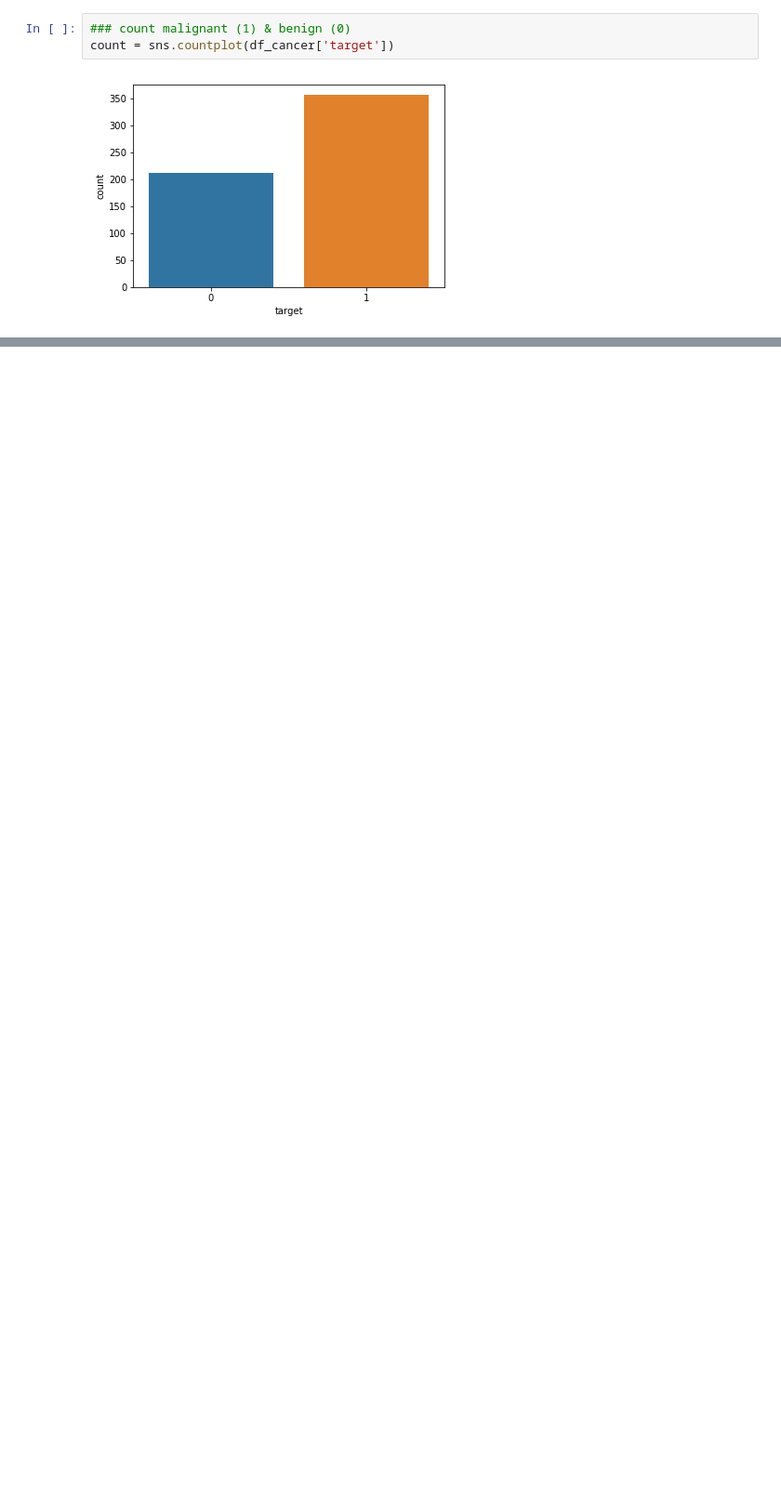
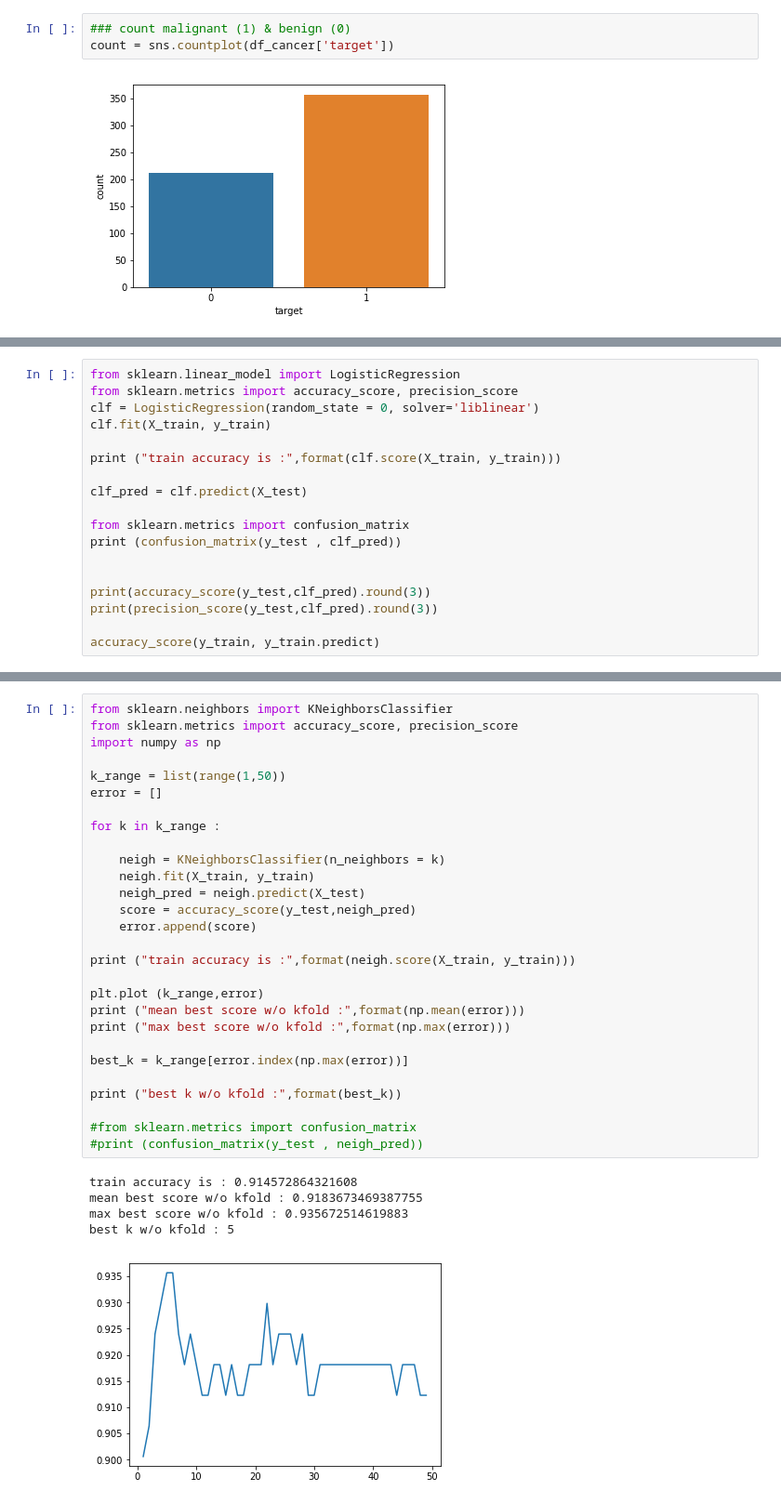
Before and after one commit to arman258/CNG-562, a Jupyter notebook: Untitled.ipynb, the cells around one changed output, grey strips where cells are left out. Shown: that part at 93% size. Saved outputs shown, nothing was run; the diff lists cells and outputs as text; blank space fills up the shorter version.

```diff
--- a/Untitled.ipynb
+++ b/Untitled.ipynb
@@ -91,0 +99,18 @@ SyntaxError: invalid syntax (<ipython-input-360-7d5bf0f6c42f>, line 1)
+# %%
+from sklearn.linear_model import LogisticRegression
+from sklearn.metrics import accuracy_score, precision_score
+clf = LogisticRegression(random_state = 0, solver='liblinear')
+clf.fit(X_train, y_train)
+
+print ("train accuracy is :",format(clf.score(X_train, y_train)))
+
+clf_pred = clf.predict(X_test)
+
+from sklearn.metrics import confusion_matrix
+print (confusion_matrix(y_test , clf_pred))
+
+
+print(accuracy_score(y_test,clf_pred).round(3))
+print(precision_score(y_test,clf_pred).round(3))
+
+accuracy_score(y_train, y_train.predict)
@@ -91,0 +126,34 @@ SyntaxError: invalid syntax (<ipython-input-360-7d5bf0f6c42f>, line 1)
+# %%
+from sklearn.neighbors import KNeighborsClassifier
+from sklearn.metrics import accuracy_score, precision_score
+import numpy as np
+
+k_range = list(range(1,50))
+error = []
+
+for k in k_range :
+
+    neigh = KNeighborsClassifier(n_neighbors = k)
+    neigh.fit(X_train, y_train)
+    neigh_pred = neigh.predict(X_test)
+    score = accuracy_score(y_test,neigh_pred)
+    error.append(score)
+
+print ("train accuracy is :",format(neigh.score(X_train, y_train)))
+
+plt.plot (k_range,error)
+print ("mean best score w/o kfold :",format(np.mean(error)))
+print ("max best score w/o kfold :",format(np.max(error)))
+
+best_k = k_range[error.index(np.max(error))]
+
+print ("best k w/o kfold :",format(best_k))
+
+#from sklearn.metrics import confusion_matrix
+#print (confusion_matrix(y_test , neigh_pred))
+# %% [output]
+train accuracy is : 0.914572864321608
+mean best score w/o kfold : 0.9183673469387755
+max best score w/o kfold : 0.935672514619883
+best k w/o kfold : 5
+[figure, added]
```
Also changed, not shown: parts of 15 cells of this notebook.
